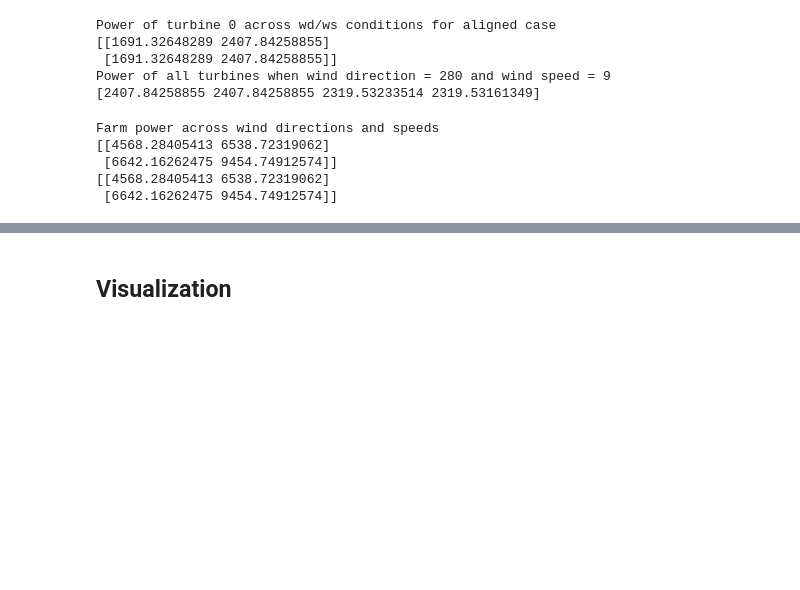
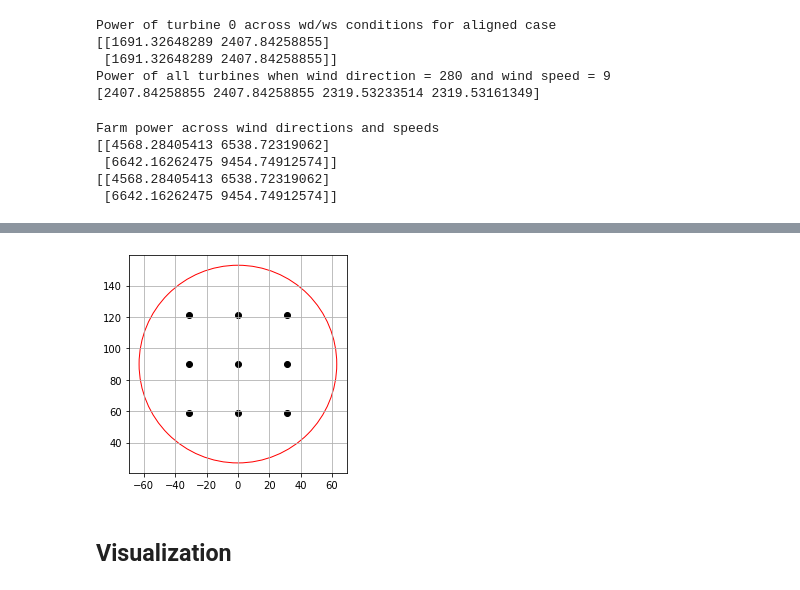
Before and after one commit to NREL/floris, a Jupyter notebook: examples/__getting_started.ipynb, the cells around one changed output, grey strips where cells are left out. Drawn from its saved outputs; the diff is of its cells as text; code cells hidden in the pictures; blank space fills up the shorter version.

```diff
--- a/examples/__getting_started.ipynb
+++ b/examples/__getting_started.ipynb
@@ -148,3 +178,18 @@ Farm power across wind directions and speeds
+# %%
+# Can further consider the points on just the 0th turbine
+ys_turbine_0 = ys[0,:,:]
+zs_turbine_0 = zs[0,:,:]
+
+fig, ax = plt.subplots()
+ax.scatter(ys_turbine_0, zs_turbine_0, color='k')
+
+# Draw the rotor in the wind-direction rotated coordinate frame
+circle = plt.Circle((np.mean(ys_turbine_0), fi.floris.turbine.hub_height), fi.floris.turbine.rotor_diameter / 2.0, color='r', fill=False)
+ax.add_patch(circle)
+ax.set_aspect('equal')
+ax.grid(True)
+# %% [output]
+[figure, added]
 # %% [markdown]
 ## Visualization
 # %% [markdown]
```
Also changed, not shown: parts of 4 cells of this notebook.
